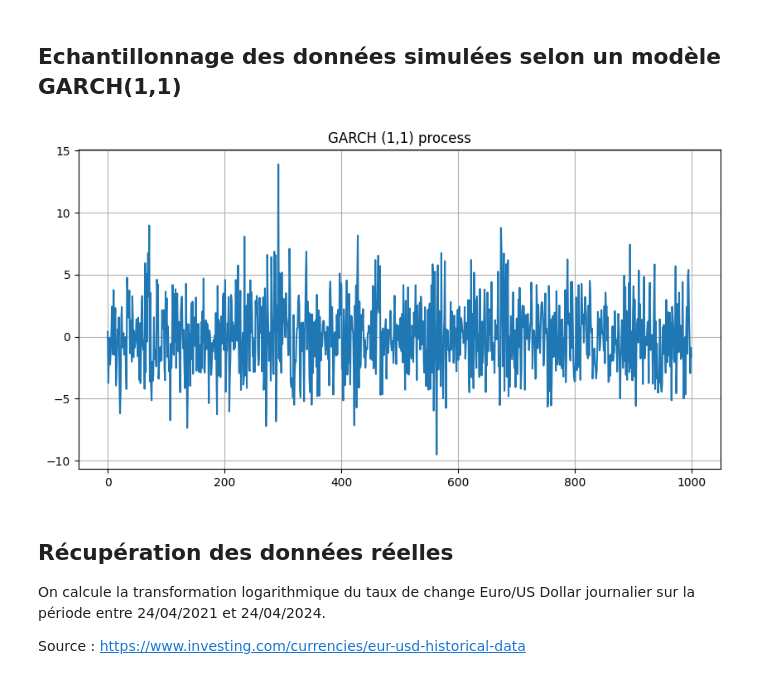
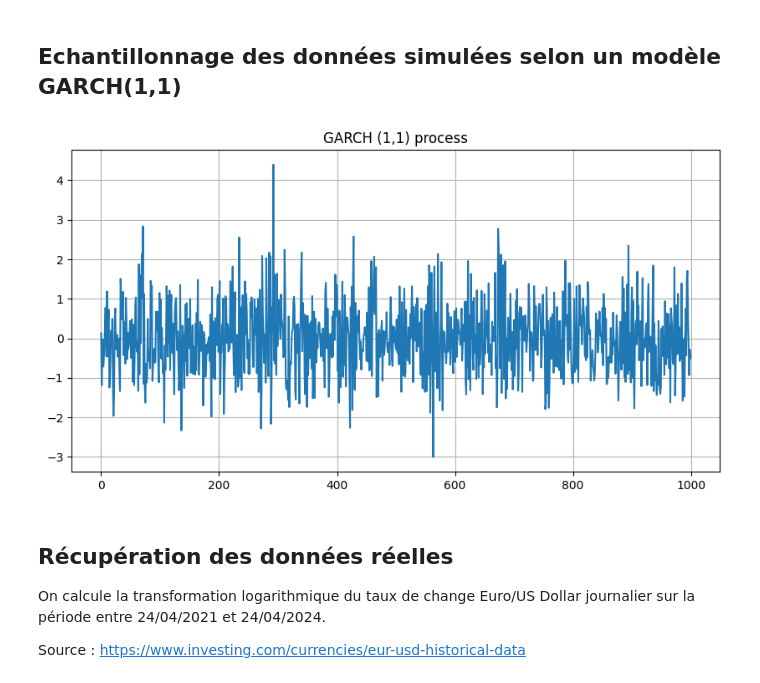
Before and after one commit to nassihsawssane/Monte-Carlo-based-project, a Jupyter notebook: main.ipynb, the cells around one changed output. Cells and saved outputs as stored; diff of their text form; code cells hidden in the pictures.

```diff
--- a/main.ipynb
+++ b/main.ipynb
@@ -25,35 +62,35 @@ from sklearn.model_selection import KFold
 
 np.random.seed(12345)
 
 n = 1000        # n le nombre d'observations à générer
 n1 = 100        # n1 est le nombre des observations premières qu'on supprime de l'échantillon
 n2 = n + n1     # n2 est le nombre de simulations total
 
 # Les paramètres de GARCH(1,1)
-omega = 1
+omega = 0.1
 alpha = 0.2
 beta = 0.7
 
 errors = np.random.normal(0,1,n2)
 h2 = np.zeros(n2)
 r = np.zeros(n2)
 h2[0] = omega
 
 for i in range(1,n2-1):
     h2[i] = omega + alpha*h2[i-1]*errors[i-1]**2 + beta*h2[i-1]
     r[i] = np.sqrt(h2[i])*errors[i]
 
 h = h2[n1-1:-1]
 y = r[n1-1:-1]    # On élimine les premières observations
 
 plt.figure(figsize=(10, 5))
 plt.title('GARCH (1,1) process')
 x = range(n)
 plt.plot(x,y)
 plt.grid(True)
 plt.show()
 # %% [output]
-[figure, old version]
+[figure, new version]
 # %% [markdown]
 ## Récupération des données réelles
 
```
Also changed, not shown: parts of 26 cells of this notebook.
